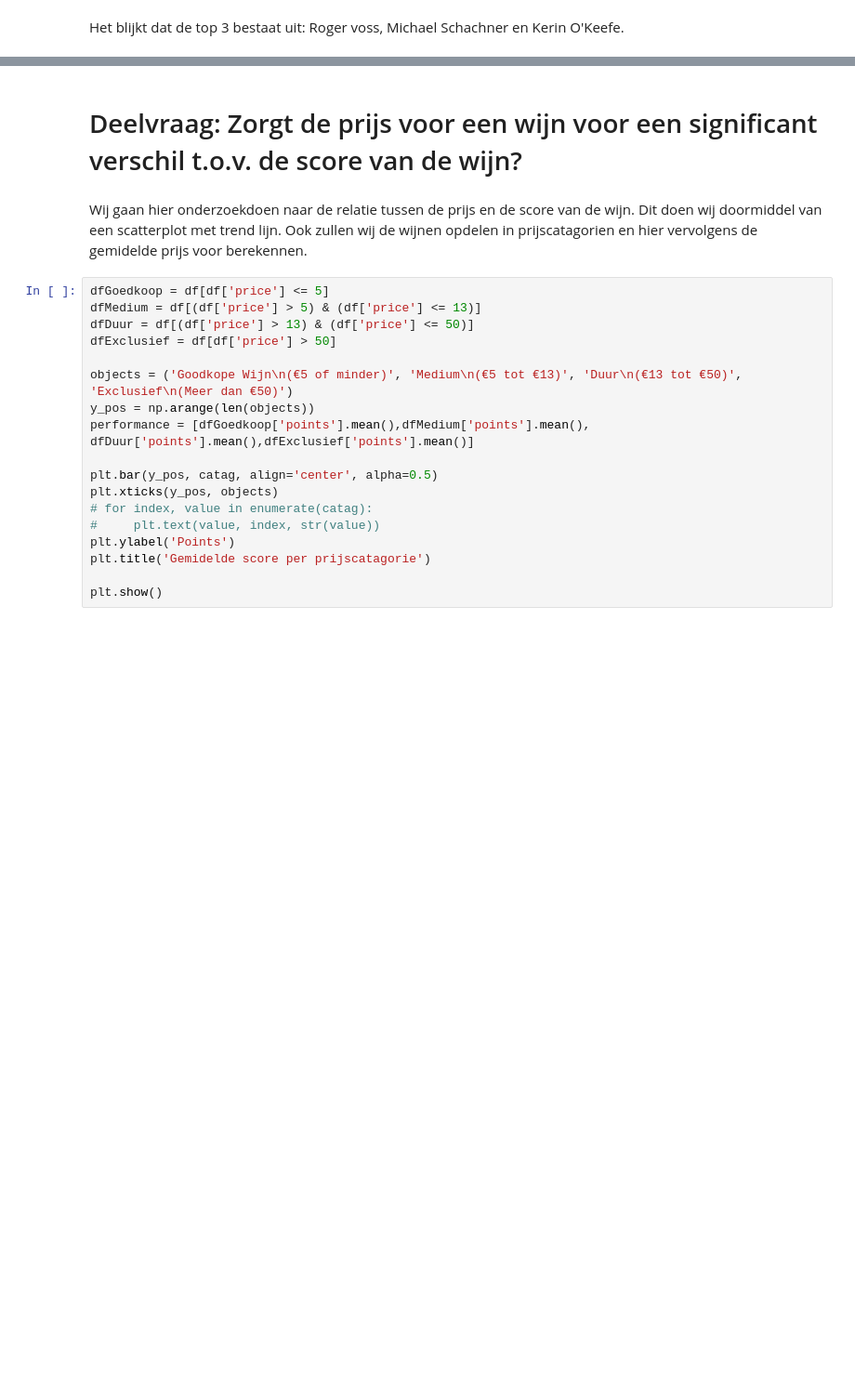
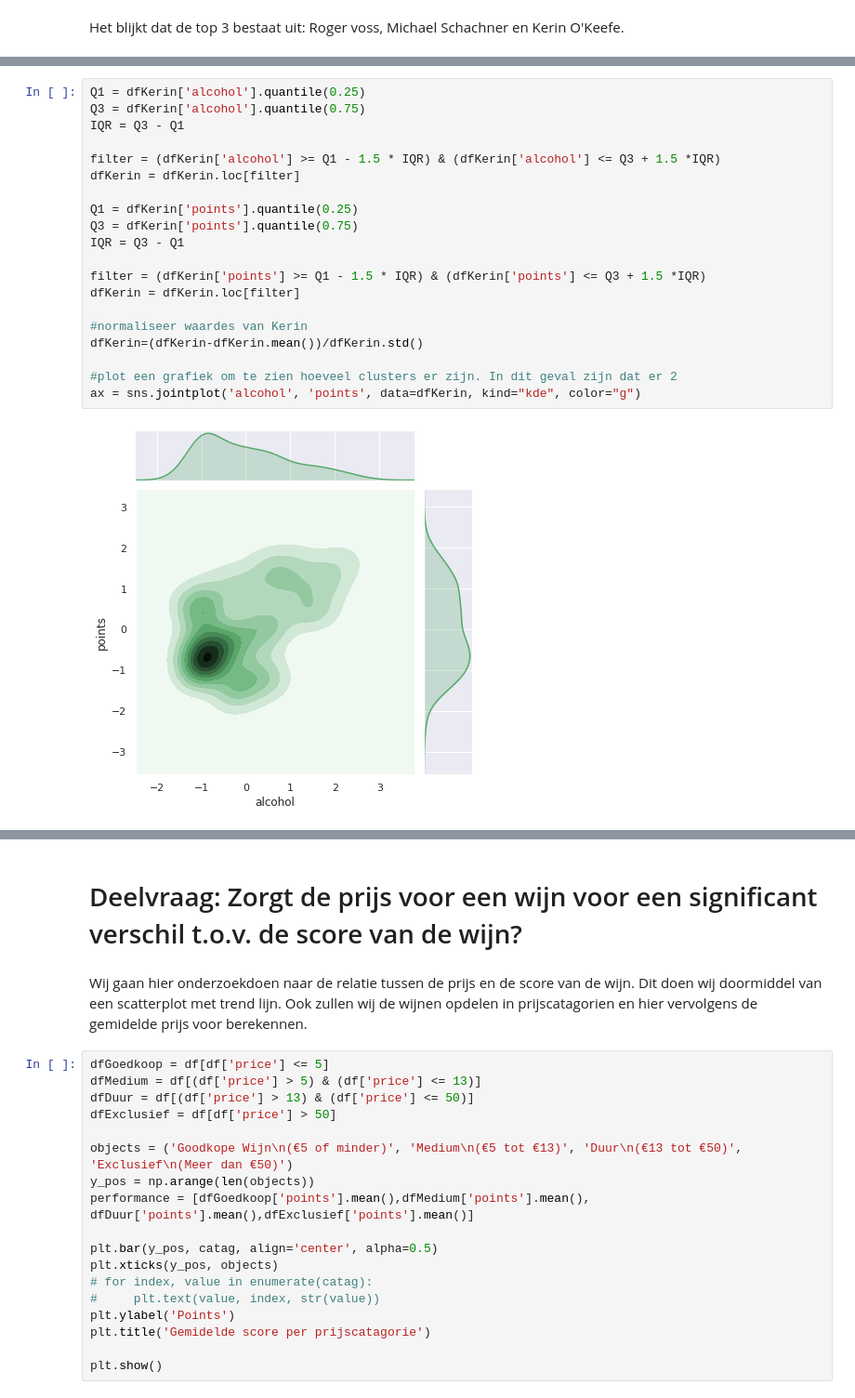
Before and after one commit to TijsS/jupyterNotebook, a Jupyter notebook: Copy_of_WijnOnderzoek.ipynb, the cells around one changed output, grey strips where cells are left out. Shown at 93% size. Drawn from its saved outputs; the diff is of its cells as text; blank space fills up the shorter version.

```diff
--- a/Copy_of_WijnOnderzoek.ipynb
+++ b/Copy_of_WijnOnderzoek.ipynb
@@ -234,0 +222,22 @@ def plot_gmm(gmm, X, label=True, ax=None):
+# %%
+Q1 = dfKerin['alcohol'].quantile(0.25)
+Q3 = dfKerin['alcohol'].quantile(0.75)
+IQR = Q3 - Q1
+
+filter = (dfKerin['alcohol'] >= Q1 - 1.5 * IQR) & (dfKerin['alcohol'] <= Q3 + 1.5 *IQR)
+dfKerin = dfKerin.loc[filter]
+
+Q1 = dfKerin['points'].quantile(0.25)
+Q3 = dfKerin['points'].quantile(0.75)
+IQR = Q3 - Q1
+
+filter = (dfKerin['points'] >= Q1 - 1.5 * IQR) & (dfKerin['points'] <= Q3 + 1.5 *IQR)
+dfKerin = dfKerin.loc[filter]
+
+#normaliseer waardes van Kerin
+dfKerin=(dfKerin-dfKerin.mean())/dfKerin.std()
+
+#plot een grafiek om te zien hoeveel clusters er zijn. In dit geval zijn dat er 2
+ax = sns.jointplot('alcohol', 'points', data=dfKerin, kind="kde", color="g")
+# %% [output]
+[figure, added]
```
Also changed, not shown: parts of 30 cells of this notebook.
